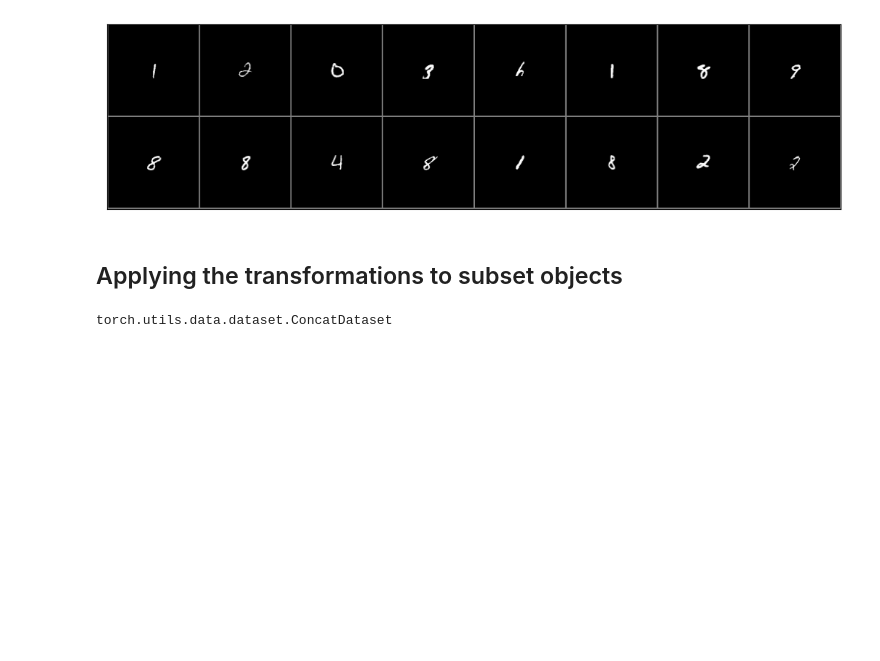
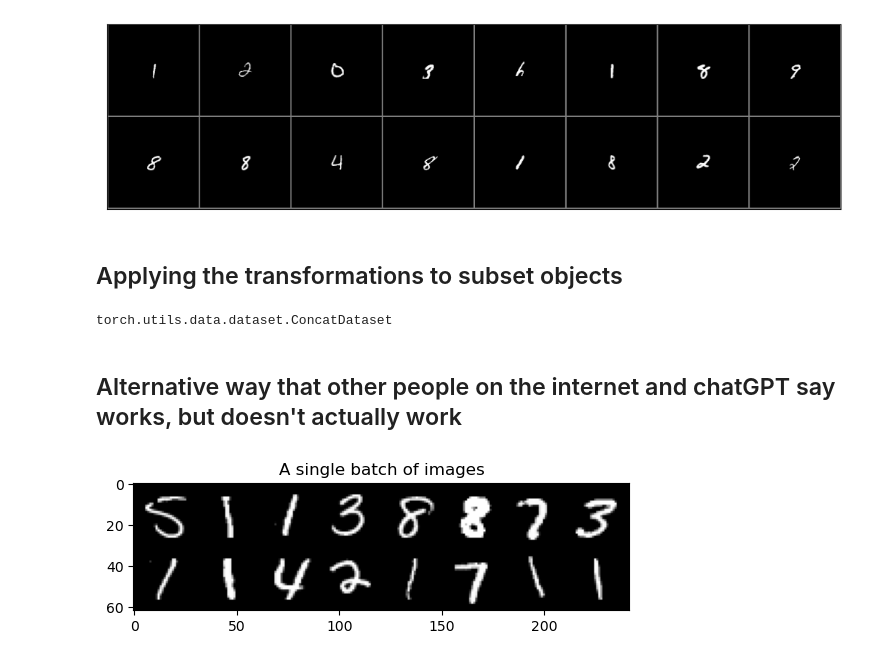
Before and after one commit to Mitch-Lobbes/DeepLoving3, a Jupyter notebook: Q9_augmentation.ipynb, the cells around one changed output. Saved outputs shown, nothing was run; the diff lists cells and outputs as text; code cells hidden in the pictures; blank space fills up the shorter version.

```diff
--- a/Q9_augmentation.ipynb
+++ b/Q9_augmentation.ipynb
@@ -126,2 +126,28 @@ torch.utils.data.dataset.ConcatDataset
 fig, ax = show(trainloader)
 plt.show()
+# %% [markdown]
+## Alternative way that other people on the internet and chatGPT say works, but doesn't actually work
+# %%
+train_size = 50000
+val_size = 10000
+train_val = torchvision.datasets.MNIST(root='data', train=True, download=True, transform=transforms.ToTensor())
+train, val = torch.utils.data.random_split(train_val, [train_size, val_size])
+split_1, split_2, split_3, split_4, split_5, remain_train = torch.utils.data.random_split(train, [1000, 1000, 1000, 1000, 1000, 45000])
+# %%
+#Zoom out for all splits (bc easy to recognise whether it worked or not)
+split_1.transform = transform_2
+split_2.transform = transform_2
+split_3.transform = transform_2
+split_4.transform = transform_2
+split_5.transform = transform_2
+# %%
+trans_splits = torch.utils.data.ConcatDataset([split_1, split_2, split_3, split_4, split_5])
+transloader = torch.utils.data.DataLoader(trans_splits, batch_size=16, shuffle=True, num_workers=2)
+# %%
+for images,labels in transloader:
+    grid_img = torchvision.utils.make_grid(images)
+    plt.imshow(grid_img.permute(1, 2, 0))
+    plt.title("A single batch of images")
+    break
+# %% [output]
+[figure, added]
```
Also changed, not shown: parts of 4 cells of this notebook, 2 other files.
